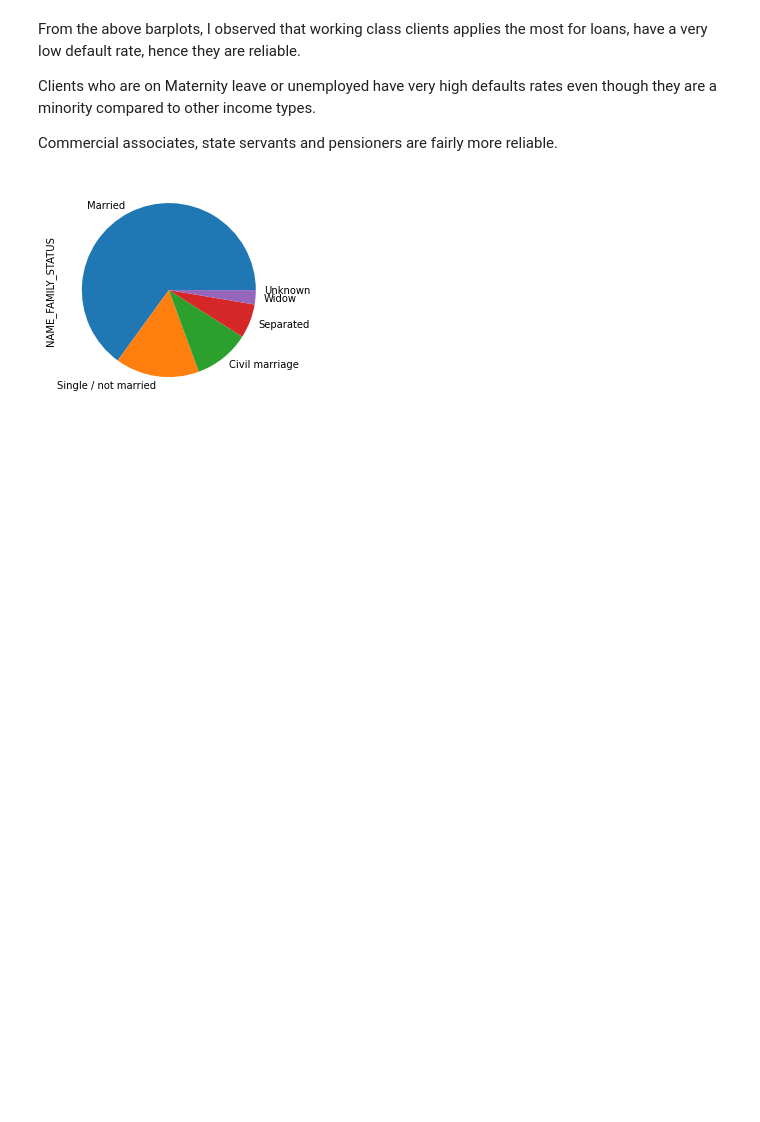
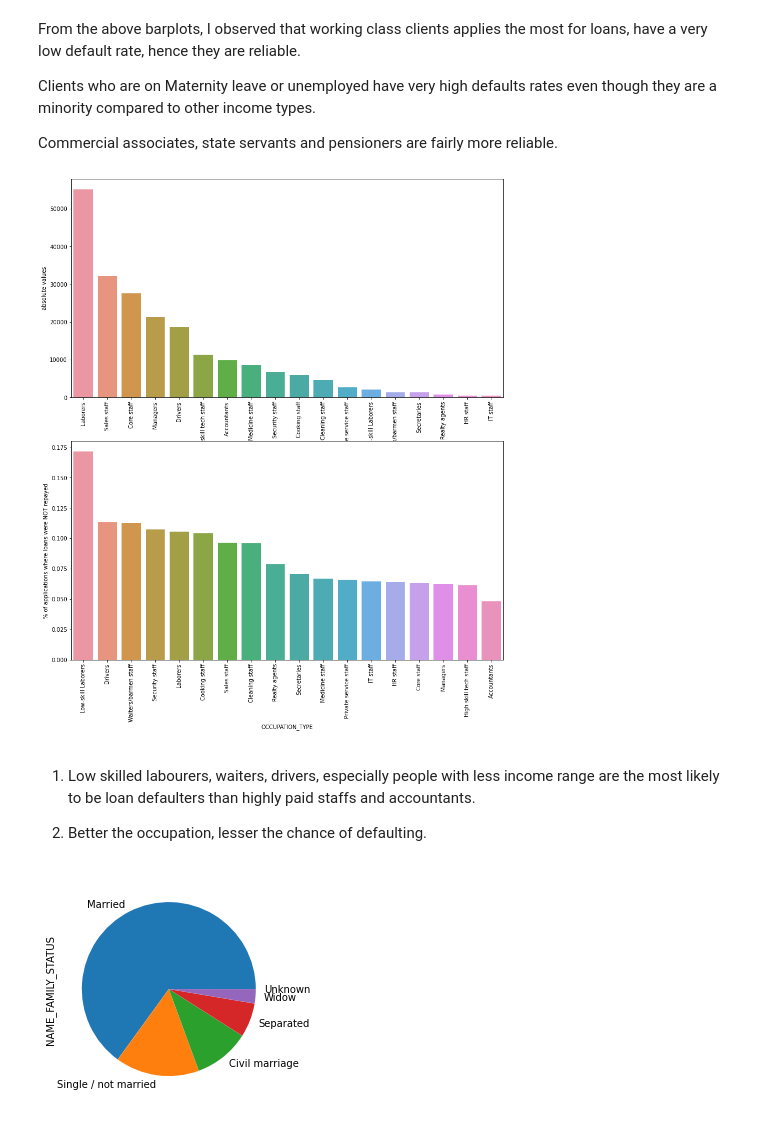
Before and after one commit to nikhilmamidipaka/Bank-Loan-Prediction-Dataset, a Jupyter notebook: Bank_Loan_Prediction_.ipynb, the cells around one changed output. Cells and saved outputs as stored; diff of their text form; code cells hidden in the pictures; blank space fills up the shorter version.

```diff
--- a/Bank_Loan_Prediction_.ipynb
+++ b/Bank_Loan_Prediction_.ipynb
@@ -443,6 +443,14 @@ From the above barplots, I observed that working class clients applies the most
 Clients who are on Maternity leave or unemployed have very high defaults rates even though they are a minority compared to other income types.
 
 Commercial associates, state servants and pensioners are fairly more reliable.
+# %%
+plot_features('OCCUPATION_TYPE',True, False)
+# %% [output]
+[figure, added]
+# %% [markdown]
+1. Low skilled labourers, waiters, drivers, especially people with less income range are the most likely to be loan defaulters than highly paid staffs and accountants.
+
+2. Better the occupation, lesser the chance of defaulting.
 # %%
 app_df.NAME_FAMILY_STATUS.value_counts(normalize = True).plot.pie()
 plt.show()
```
Also changed, not shown: parts of 1 cell of this notebook.
